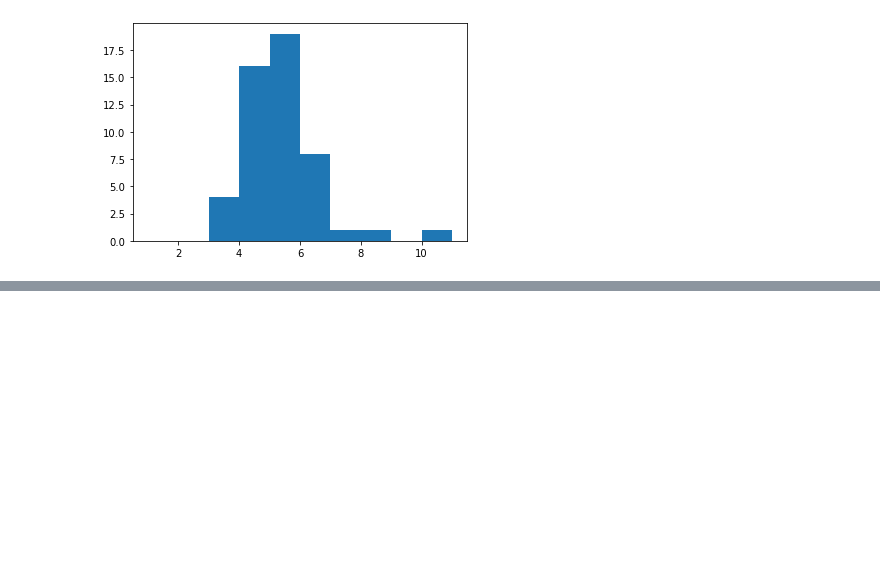
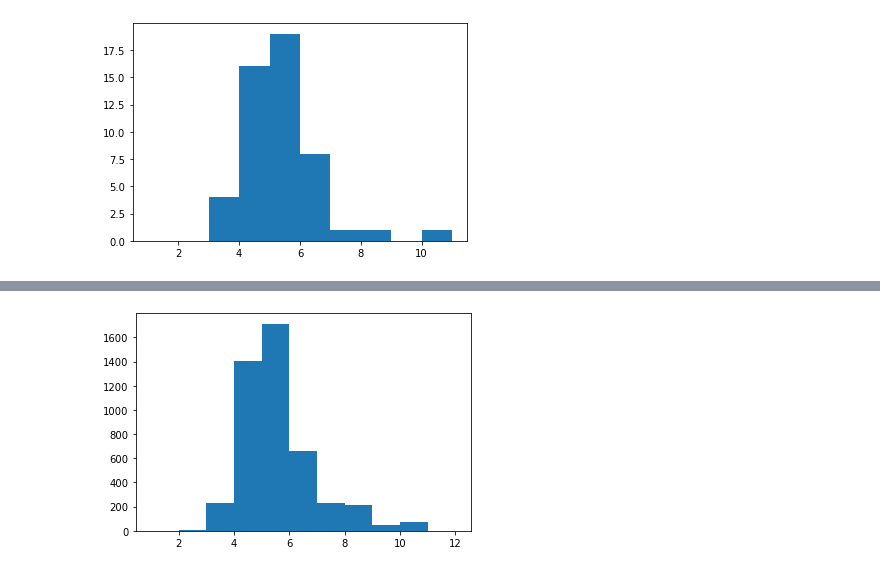
Before and after one commit to josebaboun/Alcantarillado-COVID, a Jupyter notebook: Otros archivos/Robustez_benja.ipynb, the cells around one changed output, grey strips where cells are left out. Cells and saved outputs as stored; diff of their text form; code cells hidden in the pictures; blank space fills up the shorter version.

```diff
--- a/Otros archivos/Robustez_benja.ipynb
+++ b/Otros archivos/Robustez_benja.ipynb
@@ -315,8 +315,8 @@ def greedyAppReduceDynamicRobustFilter(G, W, V_, root, K, limit, wlim, plim):
         for v in range(N):
             if not V[v]:
                 s = get_size(G, V, v)
-                _, S[v] = get_size_weight_robust(G, W, V, root, v)
-                if (S[v] / s) >= plim:
+                sr, S[v] = get_size_weight_robust(G, W, V, root, v)
+                if (sr / s) >= plim:
                     E_.append(v)
 
         maxv = 0; u = -1
@@ -495,0 +613,2 @@ plt.show()
+# %%
+iters = simulate_robust_filter(G, W, 5, range(N), 0, False)
@@ -495,0 +633,6 @@ plt.show()
+# %%
+bins = range(1, max(iters) + 2)
+plt.hist(iters, bins=bins)
+plt.show()
+# %% [output]
+[figure, added]
```
Also changed, not shown: parts of 25 cells of this notebook.
